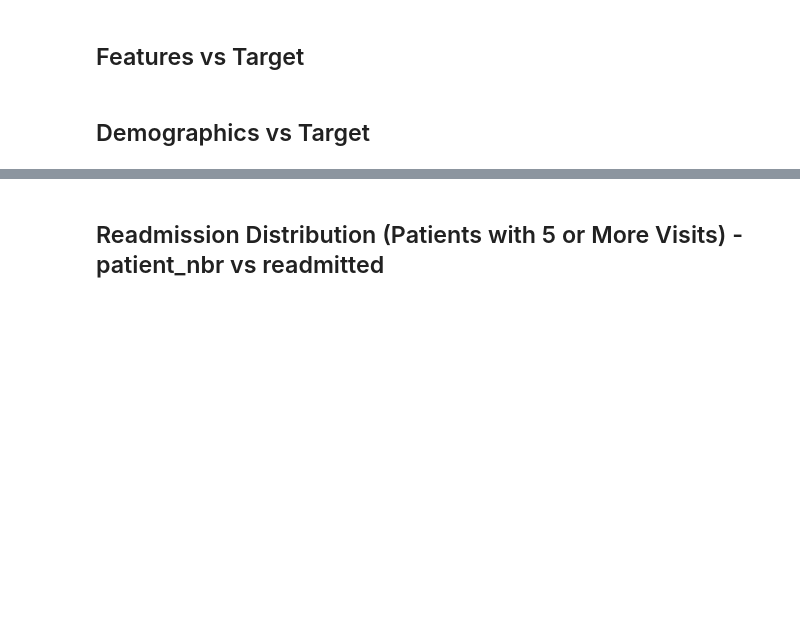
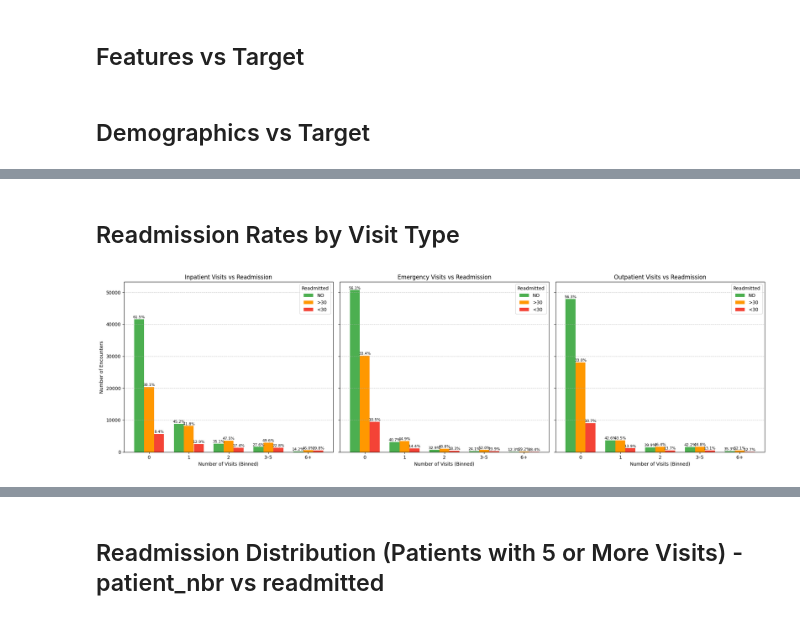
Before and after one commit to chawthinn/uci-diabetes-readmission-pyspark, a Jupyter notebook: scripts/DiabetesReadmissionProject_2.ipynb, the cells around one changed output, grey strips where cells are left out. Drawn from its saved outputs; the diff is of its cells as text; code cells hidden in the pictures; blank space fills up the shorter version.

```diff
--- a/scripts/DiabetesReadmissionProject_2.ipynb
+++ b/scripts/DiabetesReadmissionProject_2.ipynb
@@ -575,0 +598,56 @@ plt.show()
+# %% [markdown]
+## Readmission Rates by Visit Type
+# %%
+import pandas as pd
+import matplotlib.pyplot as plt
+
+# Set up subplots
+fig, axes = plt.subplots(1, 3, figsize=(20, 6), sharey=True)
+
+# Visit types and titles
+visit_features = ['number_inpatient', 'number_emergency', 'number_outpatient']
+titles = ['Inpatient Visits', 'Emergency Visits', 'Outpatient Visits']
+
+#  bins and labels
+bin_labels = ['0', '1', '2', '3–5', '6+']
+bins = [0, 1, 2, 3, 6, float('inf')]
+
+for i, feature in enumerate(visit_features):
+    # Bin the feature
+    df[f'{feature}_bin'] = pd.cut(df[feature], bins=bins, labels=bin_labels, right=False)
+
+    # Crosstab for counts
+    count_table = pd.crosstab(df[f'{feature}_bin'], df['readmitted'])
+    count_table = count_table[['NO', '>30', '<30']]  # fixed order
+
+    # Plot
+    ax = count_table.plot(kind='bar', ax=axes[i], width=0.75, color=['#4caf50', '#ff9800', '#f44336'])
+
+    # Add % labels to each bar
+    for group_idx in range(len(ax.containers)):  # for NO, >30, <30
+        for bar_idx, bar in enumerate(ax.containers[group_idx]):
+            height = bar.get_height()
+            total = sum(c[bar_idx].get_height() for c in ax.containers)
+            if total > 0:
+                pct = (height / total) * 100
+                ax.text(
+                    bar.get_x() + bar.get_width() / 2,
+                    height + 300,
+                    f'{pct:.1f}%',
+                    ha='center',
+                    fontsize=8
+                )
+
+    # Styling
+    ax.set_title(f'{titles[i]} vs Readmission')
+    ax.set_xlabel('Number of Visits (Binned)')
+    ax.set_ylabel('Number of Encounters')
+    ax.grid(axis='y', linestyle='--', alpha=0.7)
+    ax.legend(title='Readmitted')
+    ax.tick_params(axis='x', rotation=0)
+
+# Final layout
+plt.tight_layout()
+plt.show()
+# %% [output]
+[figure, added]
```
Also changed, not shown: parts of 16 cells of this notebook.
